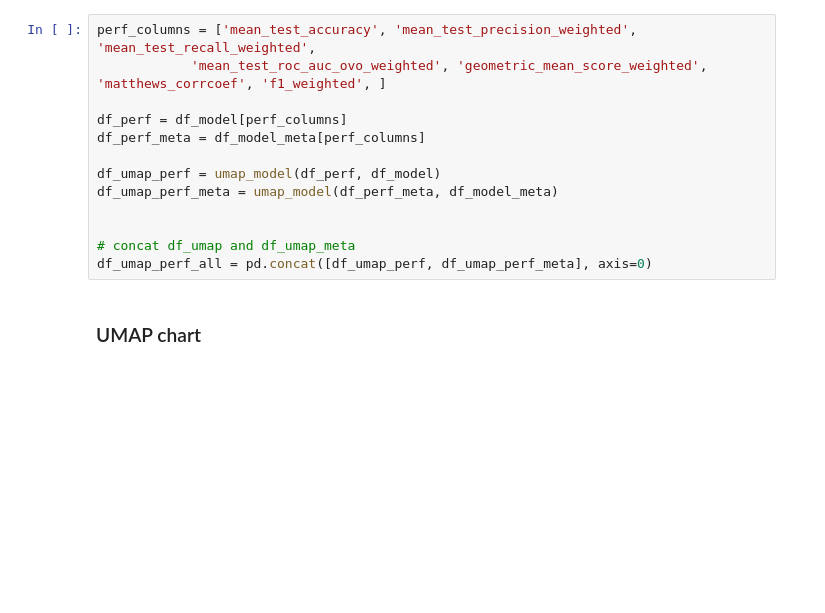
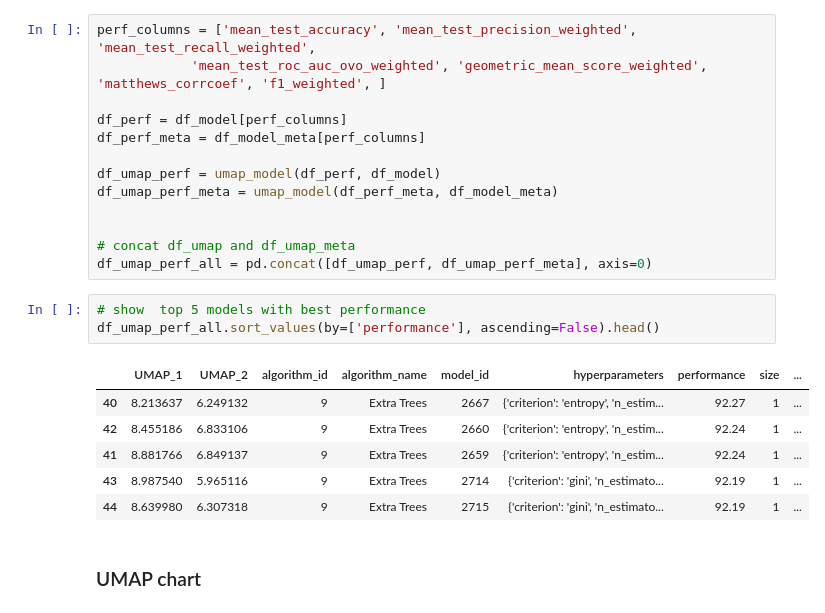
Before and after one commit to iploshchik/MetaStackVis, a Jupyter notebook: 2dv50e_old.ipynb, the cells around one changed output. Cells and saved outputs as stored; diff of their text form; blank space fills up the shorter version.

Commit message:
updated UMAP

```diff
--- a/2dv50e_old.ipynb
+++ b/2dv50e_old.ipynb
@@ -419,6 +401,16 @@ df_umap_perf_meta = umap_model(df_perf_meta, df_model_meta)
 
 # concat df_umap and df_umap_meta
 df_umap_perf_all = pd.concat([df_umap_perf, df_umap_perf_meta], axis=0)
+# %%
+# show  top 5 models with best performance
+df_umap_perf_all.sort_values(by=['performance'], ascending=False).head()
+# %% [output]
+|  | UMAP_1 | UMAP_2 | algorithm_id | algorithm_name | model_id | hyperparameters | performance | size | ... |
+| 40 | 8.213637 | 6.249132 | 9 | Extra Trees | 2667 | {'criterion': 'entropy', 'n_estim... | 92.27 | 1 | ... |
+| 42 | 8.455186 | 6.833106 | 9 | Extra Trees | 2660 | {'criterion': 'entropy', 'n_estim... | 92.24 | 1 | ... |
+| 41 | 8.881766 | 6.849137 | 9 | Extra Trees | 2659 | {'criterion': 'entropy', 'n_estim... | 92.24 | 1 | ... |
+| 43 | 8.987540 | 5.965116 | 9 | Extra Trees | 2714 | {'criterion': 'gini', 'n_estimato... | 92.19 | 1 | ... |
+| 44 | 8.639980 | 6.307318 | 9 | Extra Trees | 2715 | {'criterion': 'gini', 'n_estimato... | 92.19 | 1 | ... |
 # %% [markdown]
 ### UMAP chart
 # %%
```
Also changed, not shown: parts of 2 cells of this notebook, 4 other files.
